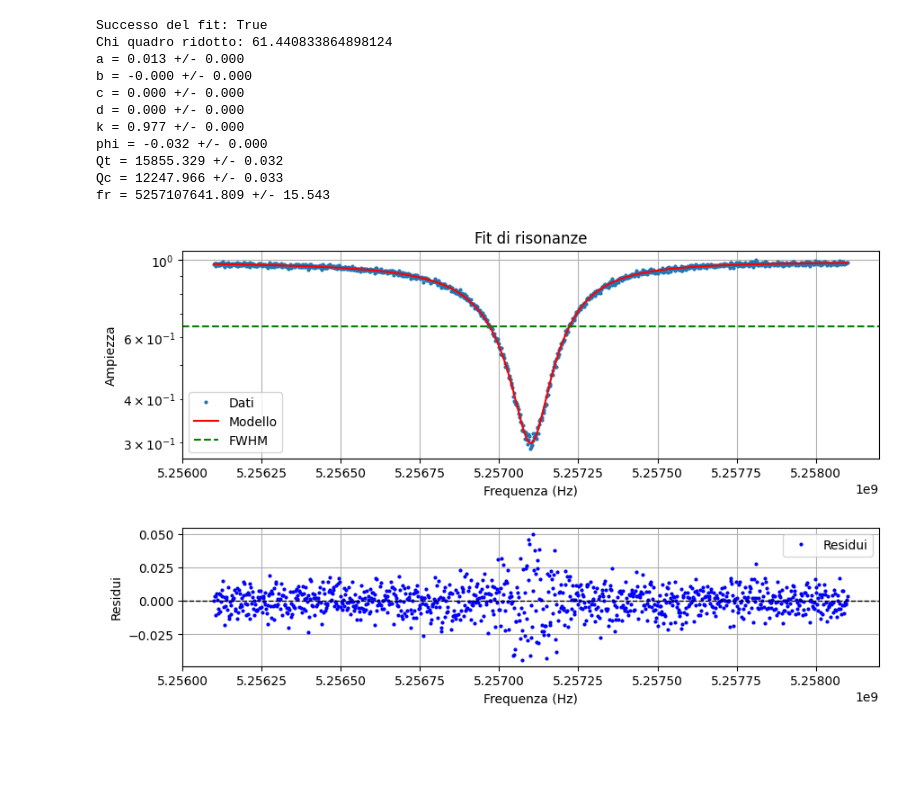
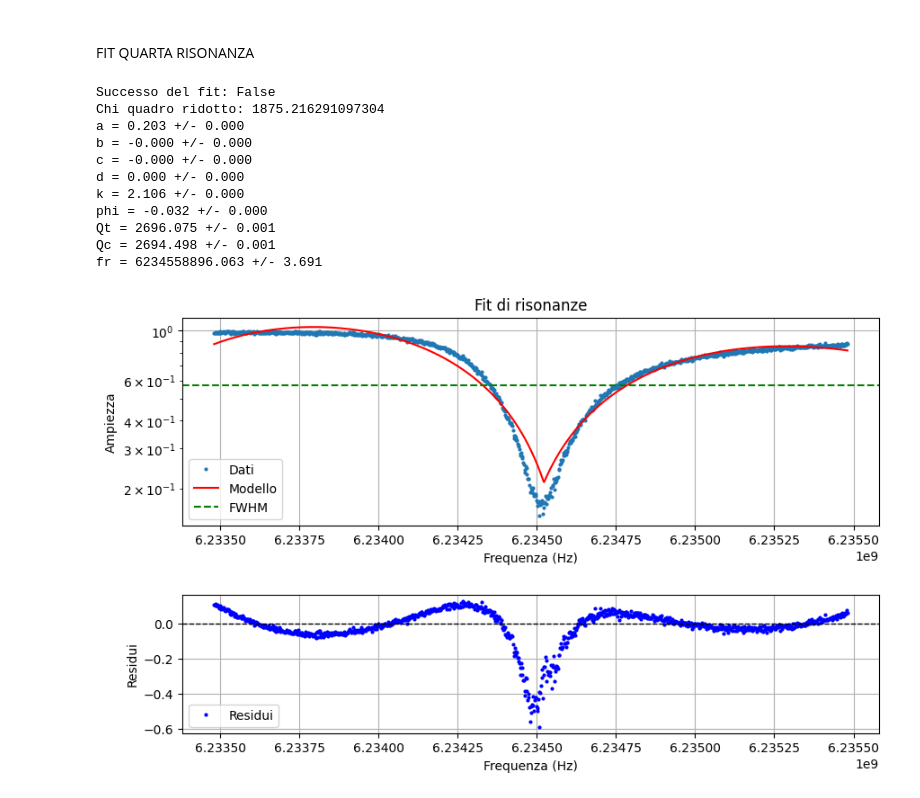
Before and after one commit to biqute/QTLab2425, a Jupyter notebook: 2Dqubit/presa_dati/Fit_res.ipynb, the cells around one changed output. Saved outputs shown, nothing was run; the diff lists cells and outputs as text; code cells hidden in the pictures; blank space fills up the shorter version.

```diff
--- a/2Dqubit/presa_dati/Fit_res.ipynb
+++ b/2Dqubit/presa_dati/Fit_res.ipynb
@@ -5,18 +8,21 @@ import sys
 sys.path.append("../fit")
 import resonance_fit
+# %% [markdown]
+##
+FIT QUARTA RISONANZA
 # %%
-file_path = "cavity_resonances_40mK/Res2/risonanza/res2-50dBm.txt"
+file_path = "Cavity_resonances_1.4K/Resonance4/res4-50dBm_0.0V.txt"
 fr, qc, qt, a, b, c, d, k, phi = resonance_fit.fit(file_path)
 # %% [output]
-Successo del fit: True
-Chi quadro ridotto: 61.440833864898124
-a = 0.013 +/- 0.000
+Successo del fit: False
+Chi quadro ridotto: 1875.216291097304
+a = 0.203 +/- 0.000
 b = -0.000 +/- 0.000
-c = 0.000 +/- 0.000
+c = -0.000 +/- 0.000
 d = 0.000 +/- 0.000
-k = 0.977 +/- 0.000
+k = 2.106 +/- 0.000
 phi = -0.032 +/- 0.000
-Qt = 15855.329 +/- 0.032
-Qc = 12247.966 +/- 0.033
-fr = 5257107641.809 +/- 15.543
+Qt = 2696.075 +/- 0.001
+Qc = 2694.498 +/- 0.001
+fr = 6234558896.063 +/- 3.691
-[figure, old version]
+[figure, new version]
```
Also changed, not shown: parts of 6 cells of this notebook, 34 other files.
